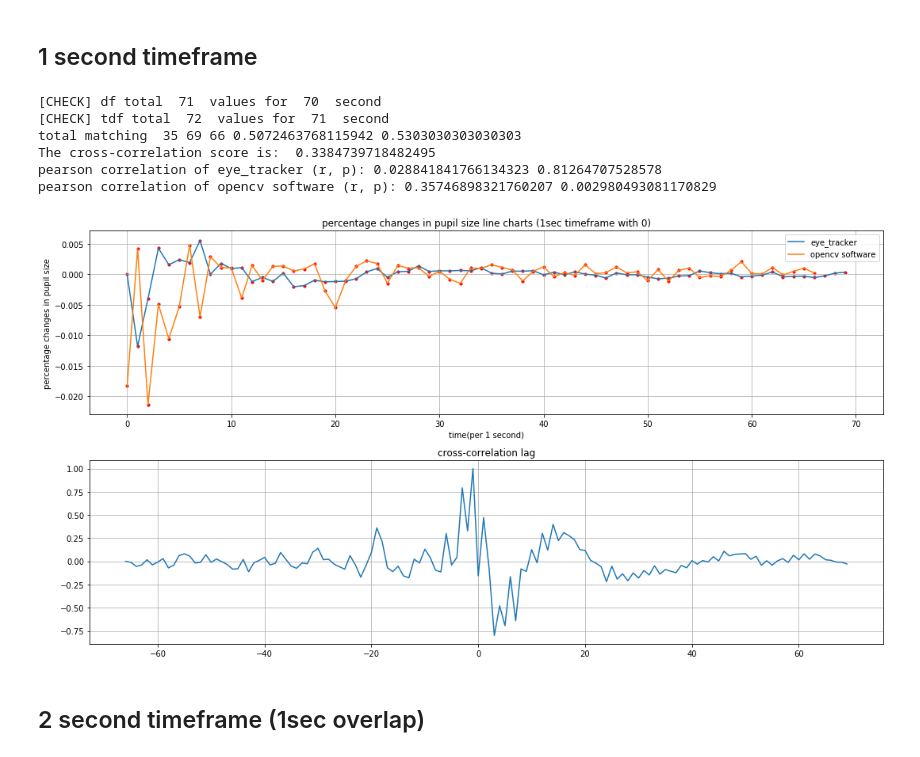
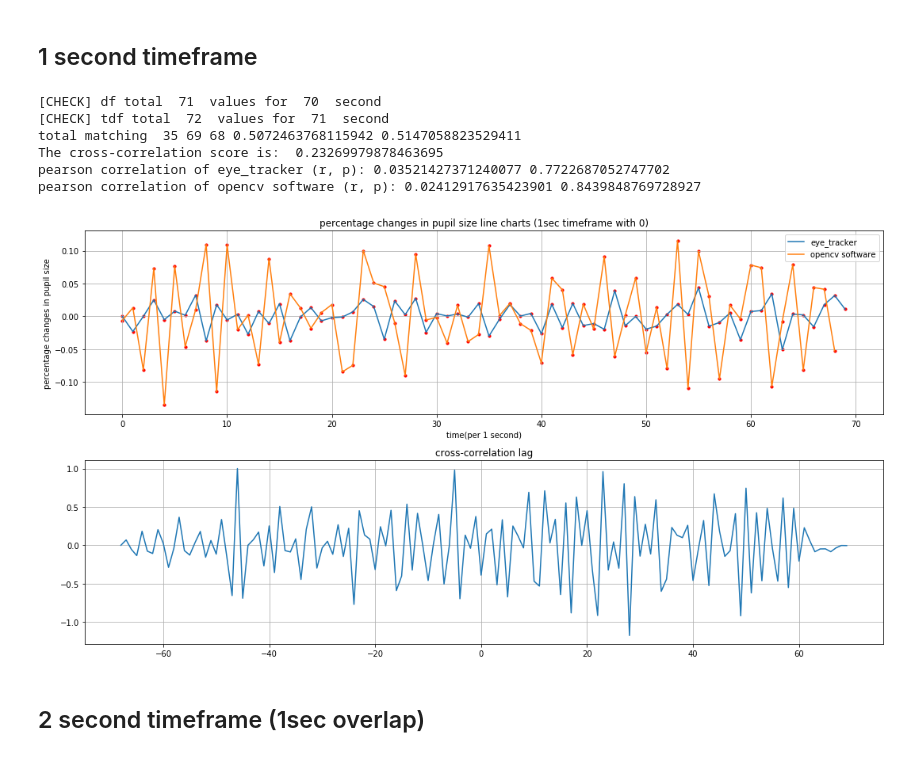
Before and after one commit to kkkkk2017/pupil_data_analysis, a Jupyter notebook: analysis_tobii_opencv_indoor_1.ipynb, the cells around one changed output. Saved outputs shown, nothing was run; the diff lists cells and outputs as text; code cells hidden in the pictures.

```diff
--- a/analysis_tobii_opencv_indoor_1.ipynb
+++ b/analysis_tobii_opencv_indoor_1.ipynb
@@ -155,7 +153,7 @@ def merge_both_side(df):
         b = r['right_r']
 
         if not np.isnan(a) and not np.isnan(b):
-            result.append(np.mean((a, b)))
+            result.append(hmean((a, b)))
         elif not np.isnan(a):
             result.append(a)
         elif not np.isnan(b):
@@ -198,7 +196,7 @@ def normalise(df):
 #                 values = sorted(values)
 #                 if len(values) >= 4:
 #                     values = values[1:-2] #remove the biggest and smallest
-                result.update({current_sec: np.mean(values)})
+                result.update({current_sec: hmean(values)})
                 values = []
 
             current_sec += 0.5
@@ -206,7 +204,7 @@ def normalise(df):
                 values.append(r['pupil'])
 
     #for the last sec
-    result.update({current_sec: np.mean(values)})
+    result.update({current_sec: hmean(values)})
 
     return result
 # %%
@@ -284,7 +282,8 @@ def normalise_sec(df, sec=2, overlap=1, half=False): #input dict, half: if overl
         if len(values) == 0 and current != 0:
             result.update({current: result[i-1]})
         else:
-            result.update({current: np.mean(values)})
+            result.update({current: hmean(values)})
+            values = []
 
         current += sec
         current -= overlap
@@ -300,22 +299,22 @@ tobii = normalise(merge_tdf)
 # %%
 #normalise into 1 second timeframe
 timeframe = 1
 overlap = 0
 df_1 = normalise_sec(opencv, timeframe, overlap)
 tdf_1 = normalise_sec(tobii, timeframe, overlap)
 print('[CHECK] df total ', len(df_1.keys()), ' values for ', list(df_1.keys())[-1], ' second')
 print('[CHECK] tdf total ', len(tdf_1.keys()), ' values for ', list(tdf_1.keys())[-1], ' second')
-py_rate_1 = cal_rate(list(df_1.values()))[2:]
+py_rate_1 = cal_rate(list(df_1.values()))
 tb_rate_1 = cal_rate(list(tdf_1.values()))
 plot_rate(tb_rate_1, py_rate_1, 1, 0)
 # %% [output]
 [CHECK] df total  71  values for  70  second
 [CHECK] tdf total  72  values for  71  second
-total matching  35 69 66 0.5072463768115942 0.5303030303030303
-The cross-correlation score is:  0.3384739718482495
-pearson correlation of eye_tracker (r, p): 0.028841841766134323 0.81264707528578
-pearson correlation of opencv software (r, p): 0.35746898321760207 0.002980493081170829
+total matching  35 69 68 0.5072463768115942 0.5147058823529411
+The cross-correlation score is:  0.23269979878463695
+pearson correlation of eye_tracker (r, p): 0.03521427371240077 0.7722687052747702
+pearson correlation of opencv software (r, p): 0.02412917635423901 0.8439848769728927
-[figure, old version]
+[figure, new version]
 # %% [markdown]
 ## 2 second timeframe (1sec overlap)
 # %%
```
Also changed, not shown: parts of 10 cells of this notebook, 3 other files.
